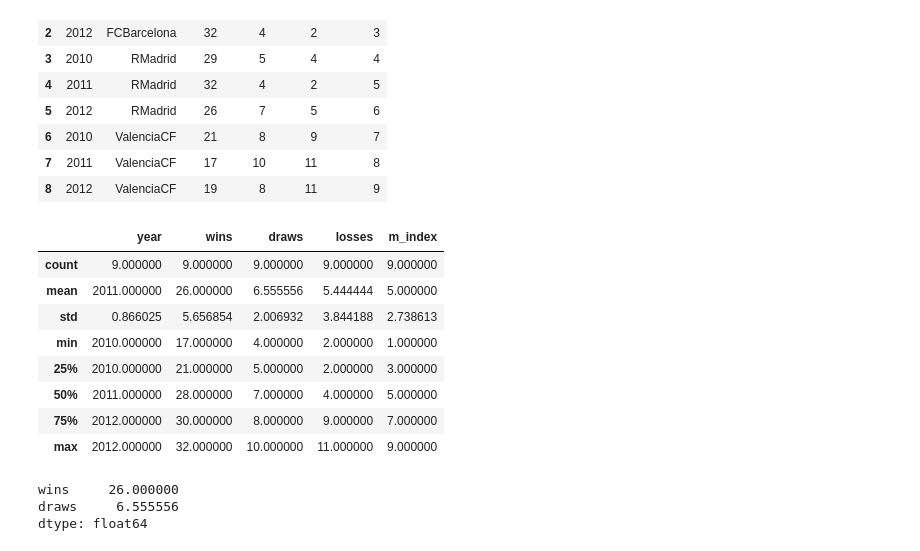
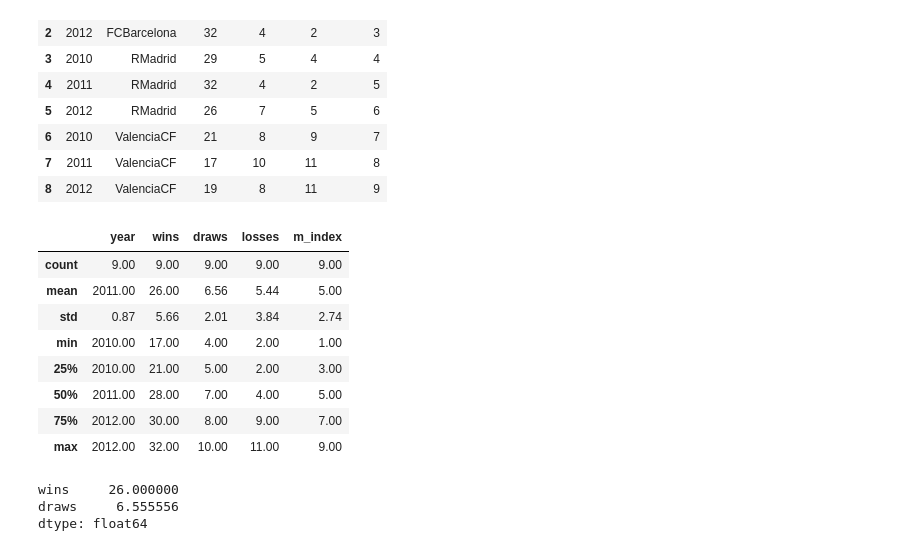
Before and after one commit to jamesmontebell/COSC311, a Jupyter notebook: MODULE_2/COSC 311_2_2_Numerial tools/COSC 311_2_2_Numerial tools.ipynb, the cells around one changed output. Drawn from its saved outputs; the diff is of its cells as text; code cells hidden in the pictures.

```diff
--- a/MODULE_2/COSC 311_2_2_Numerial tools/COSC 311_2_2_Numerial tools.ipynb
+++ b/MODULE_2/COSC 311_2_2_Numerial tools/COSC 311_2_2_Numerial tools.ipynb
@@ -405,17 +405,17 @@ football_df
 | 8 | 2012 | ValenciaCF | 19 | 8 | 11 | 9 |
 # %%
 # run some basic statistics on the numerical columns in the dataframe
-football_df.describe()
+football_df.describe().round(2)
 # %% [output]
 |  | year | wins | draws | losses | m_index |
-| count | 9.000000 | 9.000000 | 9.000000 | 9.000000 | 9.000000 |
-| mean | 2011.000000 | 26.000000 | 6.555556 | 5.444444 | 5.000000 |
-| std | 0.866025 | 5.656854 | 2.006932 | 3.844188 | 2.738613 |
-| min | 2010.000000 | 17.000000 | 4.000000 | 2.000000 | 1.000000 |
-| 25% | 2010.000000 | 21.000000 | 5.000000 | 2.000000 | 3.000000 |
-| 50% | 2011.000000 | 28.000000 | 7.000000 | 4.000000 | 5.000000 |
-| 75% | 2012.000000 | 30.000000 | 8.000000 | 9.000000 | 7.000000 |
-| max | 2012.000000 | 32.000000 | 10.000000 | 11.000000 | 9.000000 |
+| count | 9.00 | 9.00 | 9.00 | 9.00 | 9.00 |
+| mean | 2011.00 | 26.00 | 6.56 | 5.44 | 5.00 |
+| std | 0.87 | 5.66 | 2.01 | 3.84 | 2.74 |
+| min | 2010.00 | 17.00 | 4.00 | 2.00 | 1.00 |
+| 25% | 2010.00 | 21.00 | 5.00 | 2.00 | 3.00 |
+| 50% | 2011.00 | 28.00 | 7.00 | 4.00 | 5.00 |
+| 75% | 2012.00 | 30.00 | 8.00 | 9.00 | 7.00 |
+| max | 2012.00 | 32.00 | 10.00 | 11.00 | 9.00 |
 # %%
 # basic stats operations can be run over dataframes
 means = football_df[['wins', 'draws']].mean() # gives a dictionary-like result object
```
Also changed, not shown: parts of 18 cells of this notebook, 5 other files.
